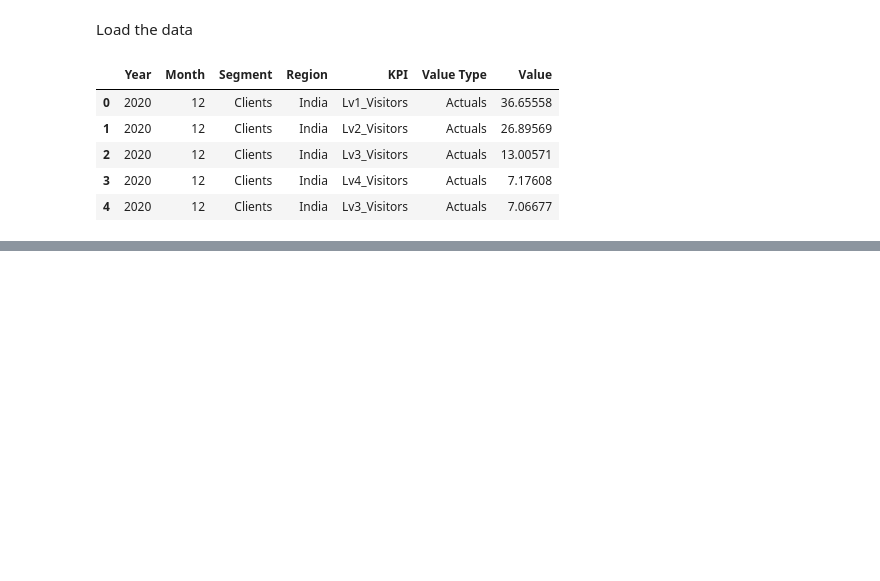
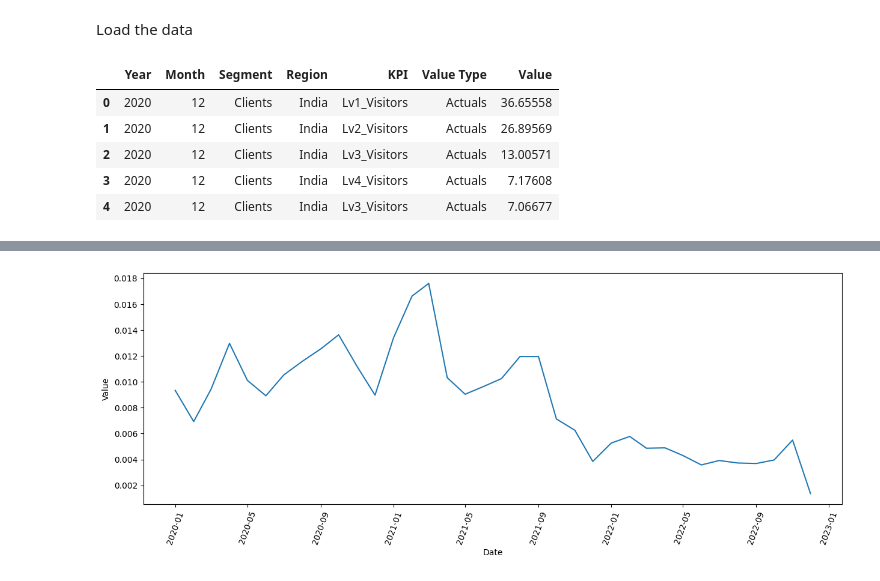
Before and after one commit to pratiksrm99/DataAnalysis, a Jupyter notebook: Website_Visitors_Data_Analysis/Analysis Notebook/Part_3-Prediction.ipynb, the cells around one changed output, grey strips where cells are left out. Saved outputs shown, nothing was run; the diff lists cells and outputs as text; code cells hidden in the pictures; blank space fills up the shorter version.

```diff
--- a/Website_Visitors_Data_Analysis/Analysis Notebook/Part_3-Prediction.ipynb
+++ b/Website_Visitors_Data_Analysis/Analysis Notebook/Part_3-Prediction.ipynb
@@ -32,0 +36,7 @@ df.head()
+# %%
+# select level_5 values from data
+df_lv5 = df[df["KPI"]=="Lv5_Visitors"]
+
+
+
+df_lv5.head()
@@ -32,0 +50,24 @@ df.head()
+# %%
+region="Aurangabad"
+segment="Customers"
+
+
+def predict_future(region,segment):
+    test_df = df_lv5[(df_lv5["Region"]==region) & (df_lv5["Segment"]==segment)]
+    test_df = test_df[["Year","Month","Value"]].groupby(by=["Year","Month"]).sum()
+    test_df = test_df.reset_index()
+
+    test_df['Date'] = pd.to_datetime(test_df[['Year', 'Month']].assign(DAY=1))
+
+    test_df = test_df[["Date","Value"]]
+
+    # return test_df
+    plt.figure(figsize=(15,5))
+    sns.lineplot(test_df, x="Date", y="Value")
+    plt.xticks(rotation=70)
+
+res = predict_future(region=region, segment=segment)
+
+res
+# %% [output]
+[figure, added]
```
Also changed, not shown: parts of 3 cells of this notebook, 1 other file.
